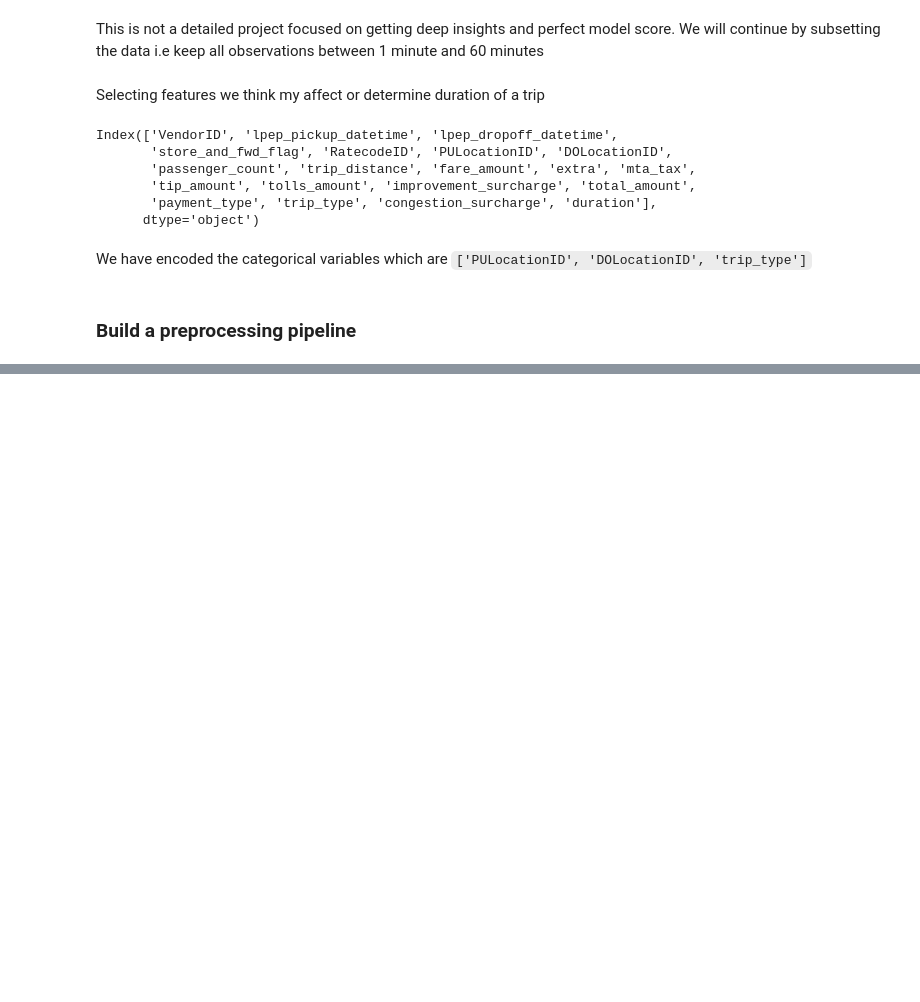
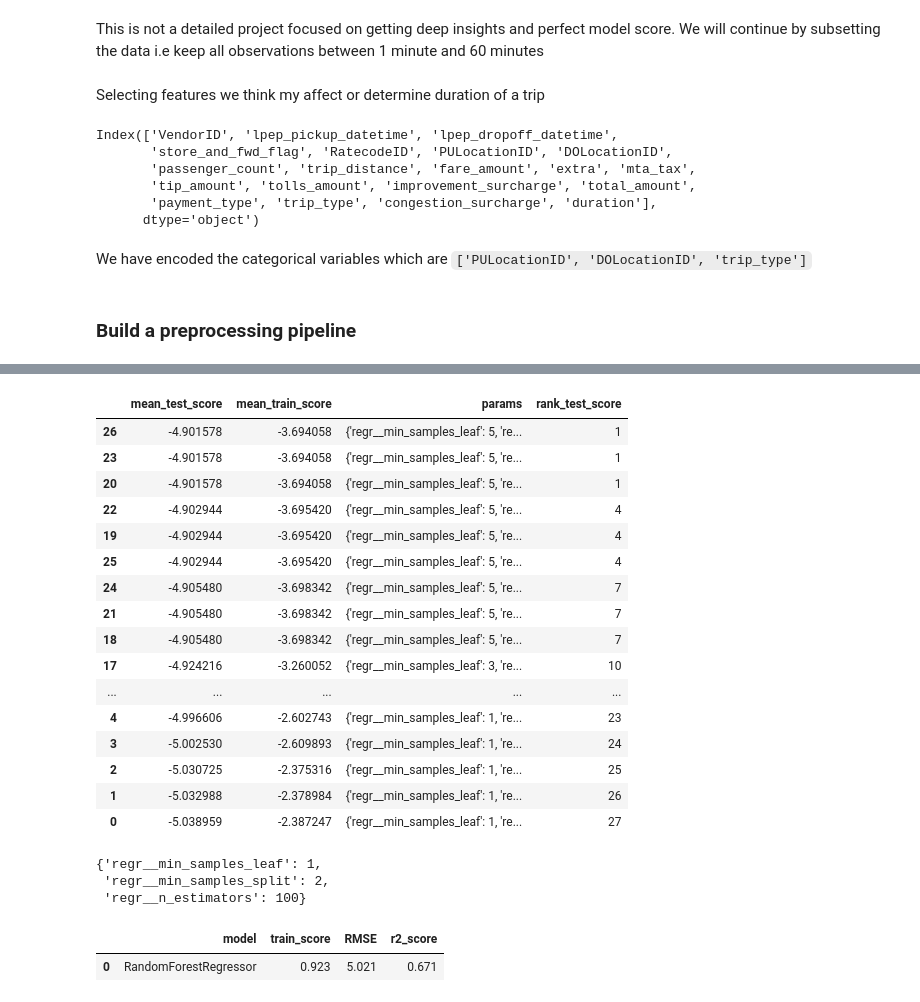
Before and after one commit to aadedolapo/MLOps, a Jupyter notebook: notebooks/duration_prediction.ipynb, the cells around one changed output, grey strips where cells are left out. Saved outputs shown, nothing was run; the diff lists cells and outputs as text; code cells hidden in the pictures; blank space fills up the shorter version.

```diff
--- a/notebooks/duration_prediction.ipynb
+++ b/notebooks/duration_prediction.ipynb
@@ -221,0 +225,3 @@ We have encoded the categorical variables which are `['PULocationID', 'DOLocatio
+# %%
+seed=1234
+X_train, X_test, y_train, y_test = train_test_split(features_df, train['duration'], test_size=0.25, random_state=seed)
@@ -224,0 +294,11 @@ def preprocessor():
+# %%
+def model_pipe(est):
+    """ """
+    pipe = Pipeline(
+        steps=[
+            ("pp", preprocessor_pipe()),
+            ("regr", est)
+        ]
+    ).set_output(transform="pandas")
+
+    return pipe
@@ -224,0 +320,13 @@ def preprocessor():
+# %%
+# Instantiate model
+rfr = model_pipe(RandomForestRegressor(random_state=seed))
+# %%
+# Define the parameter grid
+param_grid = {
+    'regr__n_estimators':[100,150,200],
+    'regr__min_samples_leaf':[1,3,5],
+    'regr__min_samples_split':[2,4,6]
+}
+kf = KFold(n_splits=5, random_state=seed, shuffle=True)
+grid_rfr = GridSearchCV(rfr, param_grid,scoring='neg_root_mean_squared_error',cv=kf, return_train_score=True)
+grid_rfr.fit(X_train,y_train)
@@ -224,0 +351,35 @@ def preprocessor():
+# %%
+pd.DataFrame(grid_rfr.cv_results_,columns=['mean_test_score','mean_train_score','params',\
+                                                  'rank_test_score']).sort_values(by='rank_test_score')
+# %% [output]
+|  | mean_test_score | mean_train_score | params | rank_test_score |
+| 26 | -4.901578 | -3.694058 | {'regr__min_samples_leaf': 5, 're... | 1 |
+| 23 | -4.901578 | -3.694058 | {'regr__min_samples_leaf': 5, 're... | 1 |
+| 20 | -4.901578 | -3.694058 | {'regr__min_samples_leaf': 5, 're... | 1 |
+| 22 | -4.902944 | -3.695420 | {'regr__min_samples_leaf': 5, 're... | 4 |
+| 19 | -4.902944 | -3.695420 | {'regr__min_samples_leaf': 5, 're... | 4 |
+| 25 | -4.902944 | -3.695420 | {'regr__min_samples_leaf': 5, 're... | 4 |
+| 24 | -4.905480 | -3.698342 | {'regr__min_samples_leaf': 5, 're... | 7 |
+| 21 | -4.905480 | -3.698342 | {'regr__min_samples_leaf': 5, 're... | 7 |
+| 18 | -4.905480 | -3.698342 | {'regr__min_samples_leaf': 5, 're... | 7 |
+| 17 | -4.924216 | -3.260052 | {'regr__min_samples_leaf': 3, 're... | 10 |
+| ... | ... | ... | ... | ... |
+| 4 | -4.996606 | -2.602743 | {'regr__min_samples_leaf': 1, 're... | 23 |
+| 3 | -5.002530 | -2.609893 | {'regr__min_samples_leaf': 1, 're... | 24 |
+| 2 | -5.030725 | -2.375316 | {'regr__min_samples_leaf': 1, 're... | 25 |
+| 1 | -5.032988 | -2.378984 | {'regr__min_samples_leaf': 1, 're... | 26 |
+| 0 | -5.038959 | -2.387247 | {'regr__min_samples_leaf': 1, 're... | 27 |
+# %%
+pd.DataFrame(grid_rfr.cv_results_,columns=['mean_test_score','mean_train_score','params',\
+                                                  'rank_test_score']).sort_values(by='rank_test_score').iloc[26]['params']
+# %% [output]
+{'regr__min_samples_leaf': 1,
+ 'regr__min_samples_split': 2,
+ 'regr__n_estimators': 100}
+# %%
+# Random forest model
+rfr = model_pipe(RandomForestRegressor(n_estimators=100, min_samples_leaf=1, min_samples_split=2))
+evaluate(rfr)
+# %% [output]
+|  | model | train_score | RMSE | r2_score |
+| 0 | RandomForestRegressor | 0.923 | 5.021 | 0.671 |
```
Also changed, not shown: parts of 16 cells of this notebook.
